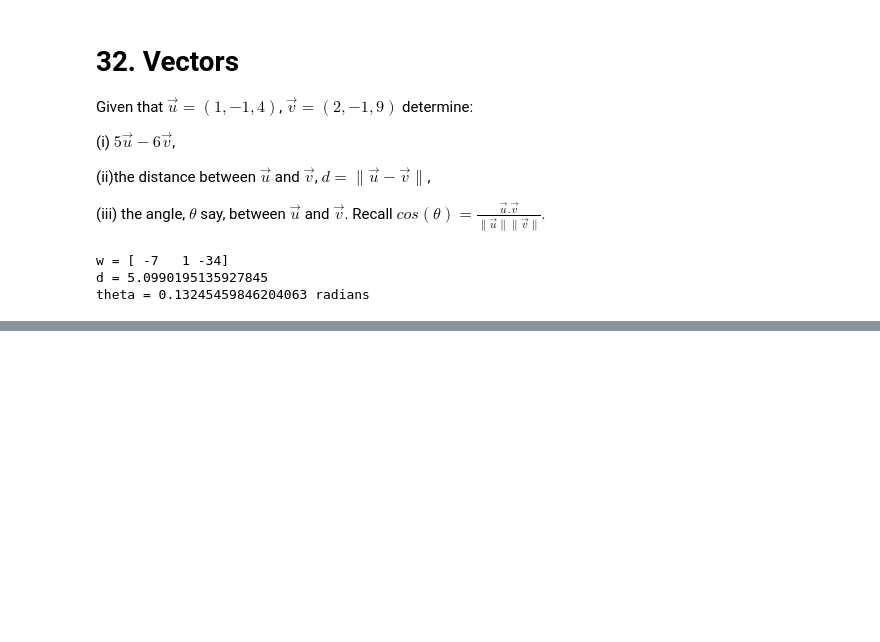
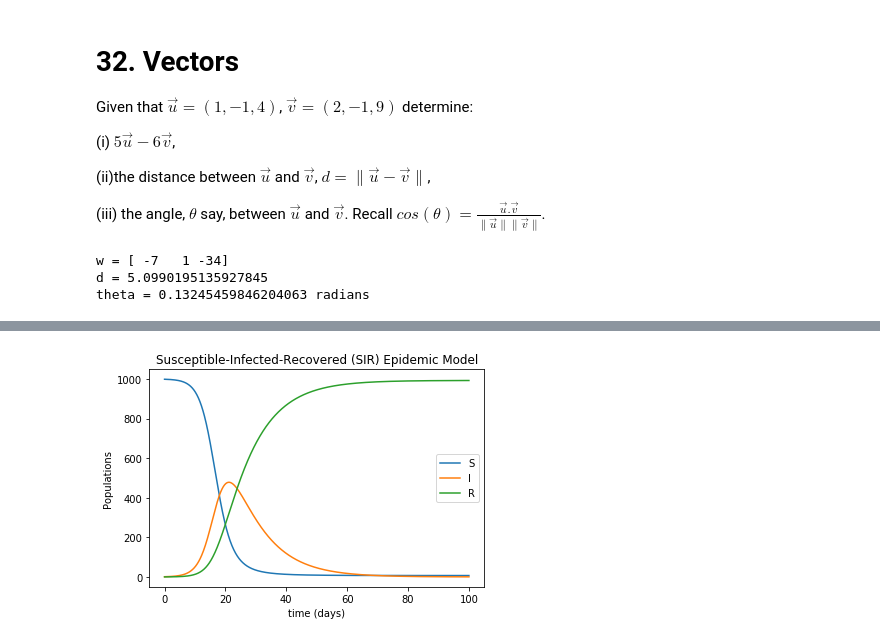
Before and after one commit to JasonBorland/SchoolMaths, a Jupyter notebook: A-Level-Maths.ipynb, the cells around one changed output, grey strips where cells are left out. Cells and saved outputs as stored; diff of their text form; code cells hidden in the pictures; blank space fills up the shorter version.

```diff
--- a/A-Level-Maths.ipynb
+++ b/A-Level-Maths.ipynb
@@ -808,0 +840,29 @@ theta = 0.13245459846204063 radians
+# %%
+# SIR Epidemic model.
+import numpy as np
+import matplotlib.pyplot as plt
+from scipy.integrate import odeint
+# Set the parameters.
+beta, gamma = 0.5, 0.1
+S0, I0, R0, N = 999, 1, 0, 1000
+tmax, n = 100, 1000
+def SIR_Model(X, t, beta, gamma):
+    S, I, R = X
+    dS = - beta * S * I / N
+    dI = beta * S * I / N - gamma * I
+    dR = gamma * I
+    return(dS, dI, dR)
+t = np.linspace(0, tmax, n)
+f = odeint(SIR_Model, (S0, I0, R0), t, args = (beta, gamma))
+S, I, R = f.T
+plt.figure(1)
+plt.xlabel('time (days)')
+plt.ylabel('Populations')
+plt.title('Susceptible-Infected-Recovered (SIR) Epidemic Model')
+plt.plot(t, S, label = 'S')
+plt.plot(t, I, label = 'I')
+plt.plot(t, R, label = 'R')
+legend = plt.legend(loc = 'best')
+plt.show()
+# %% [output]
+[figure, added]
```
Also changed, not shown: parts of 11 cells of this notebook.
